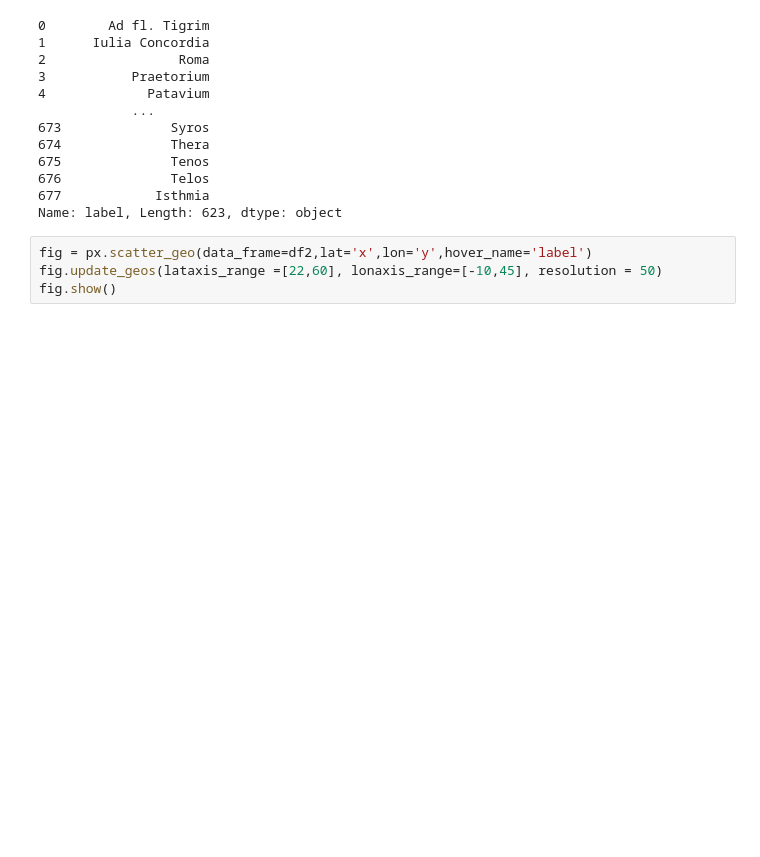
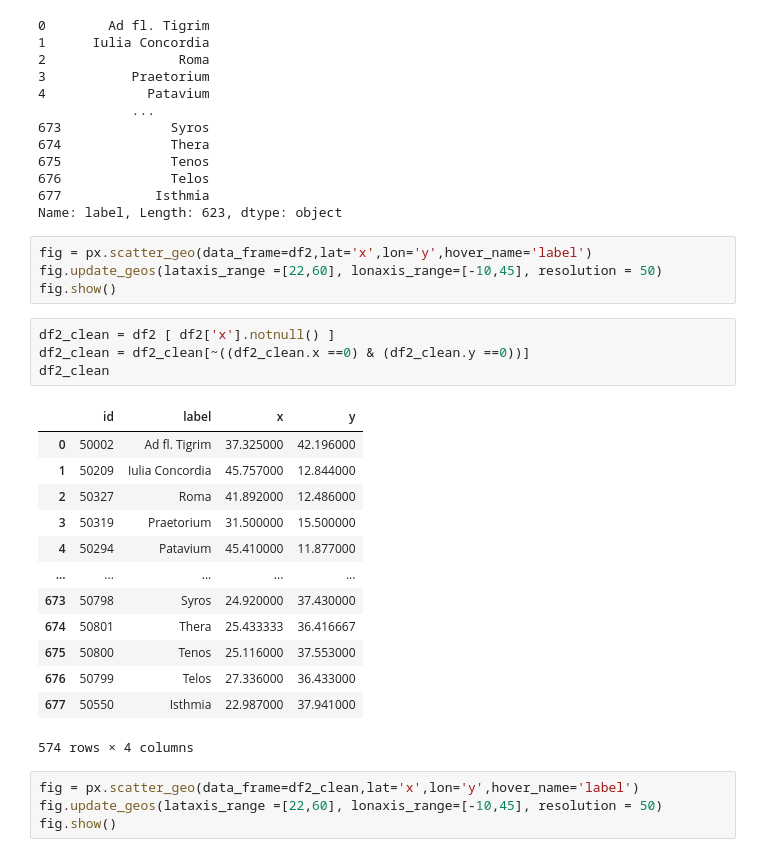
Before and after one commit to agamv25/Byzantine-network, a Jupyter notebook: ByzNetwork.ipynb, the cells around one changed output. Drawn from its saved outputs; the diff is of its cells as text; blank space fills up the shorter version.

```diff
--- a/ByzNetwork.ipynb
+++ b/ByzNetwork.ipynb
@@ -57,3 +58,25 @@ Name: label, Length: 623, dtype: object
 fig = px.scatter_geo(data_frame=df2,lat='x',lon='y',hover_name='label')
 fig.update_geos(lataxis_range =[22,60], lonaxis_range=[-10,45], resolution = 50)
 fig.show()
+# %%
+df2_clean = df2 [ df2['x'].notnull() ]
+df2_clean = df2_clean[~((df2_clean.x ==0) & (df2_clean.y ==0))]
+df2_clean
+# %% [output]
+|  | id | label | x | y |
+| 0 | 50002 | Ad fl. Tigrim | 37.325000 | 42.196000 |
+| 1 | 50209 | Iulia Concordia | 45.757000 | 12.844000 |
+| 2 | 50327 | Roma | 41.892000 | 12.486000 |
+| 3 | 50319 | Praetorium | 31.500000 | 15.500000 |
+| 4 | 50294 | Patavium | 45.410000 | 11.877000 |
+| ... | ... | ... | ... | ... |
+| 673 | 50798 | Syros | 24.920000 | 37.430000 |
+| 674 | 50801 | Thera | 25.433333 | 36.416667 |
+| 675 | 50800 | Tenos | 25.116000 | 37.553000 |
+| 676 | 50799 | Telos | 27.336000 | 36.433000 |
+| 677 | 50550 | Isthmia | 22.987000 | 37.941000 |
+574 rows × 4 columns
+# %%
+fig = px.scatter_geo(data_frame=df2_clean,lat='x',lon='y',hover_name='label')
+fig.update_geos(lataxis_range =[22,60], lonaxis_range=[-10,45], resolution = 50)
+fig.show()
```
Also changed, not shown: parts of 4 cells of this notebook.
